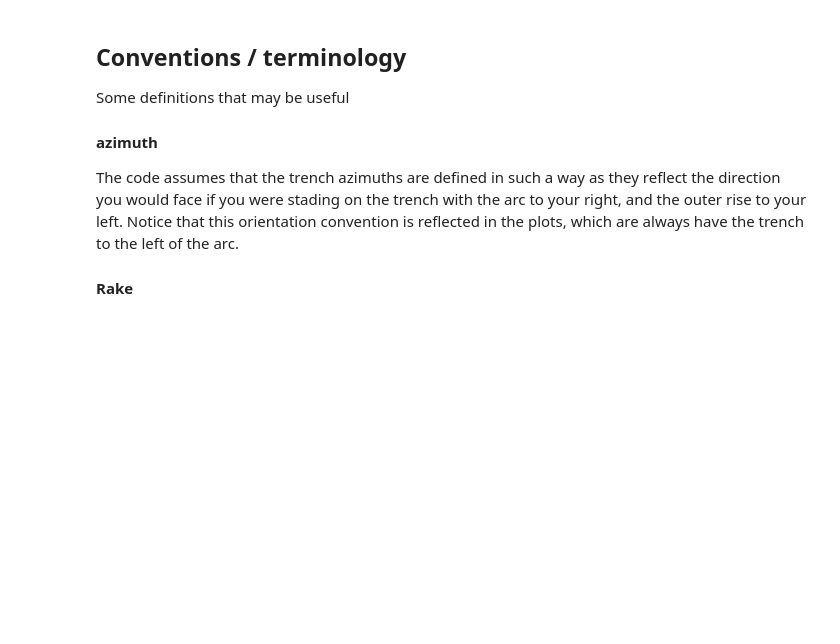
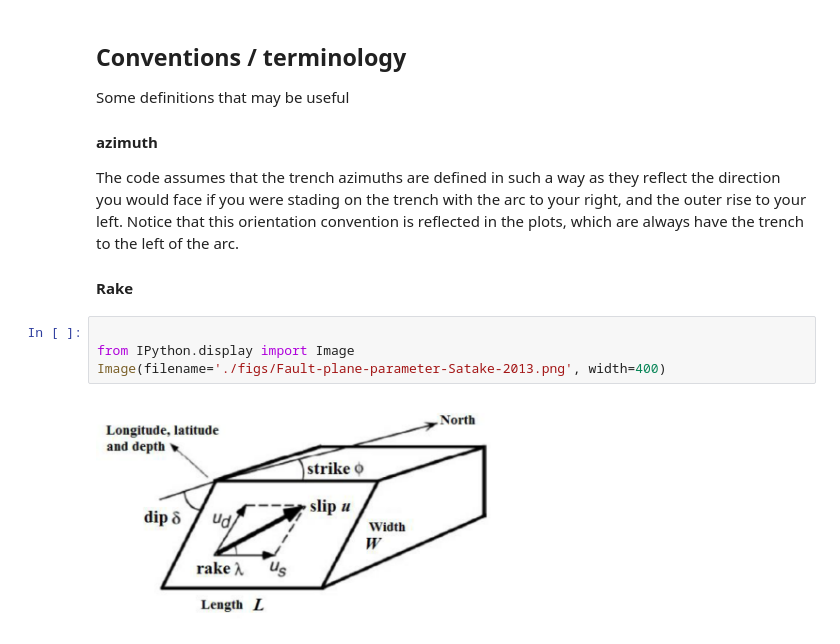
Before and after one commit to dansand/slab_seismicity_example, a Jupyter notebook: overview.ipynb, the cells around one changed output. Cells and saved outputs as stored; diff of their text form; blank space fills up the shorter version.

```diff
--- a/overview.ipynb
+++ b/overview.ipynb
@@ -109,3 +109,9 @@ The code assumes that the trench azimuths are defined in such a way as they refl
 
 
 #### Rake
+# %%
+
+from IPython.display import Image
+Image(filename='./figs/Fault-plane-parameter-Satake-2013.png', width=400)
+# %% [output]
+[figure, added]
```
Also changed, not shown: 2 other files.
